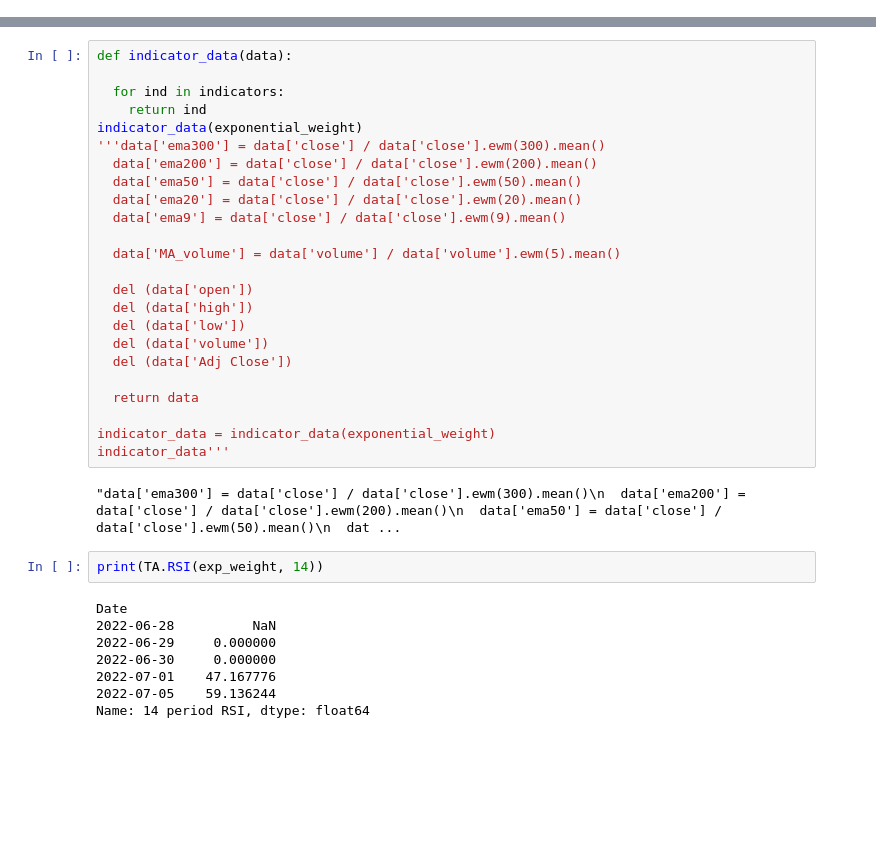
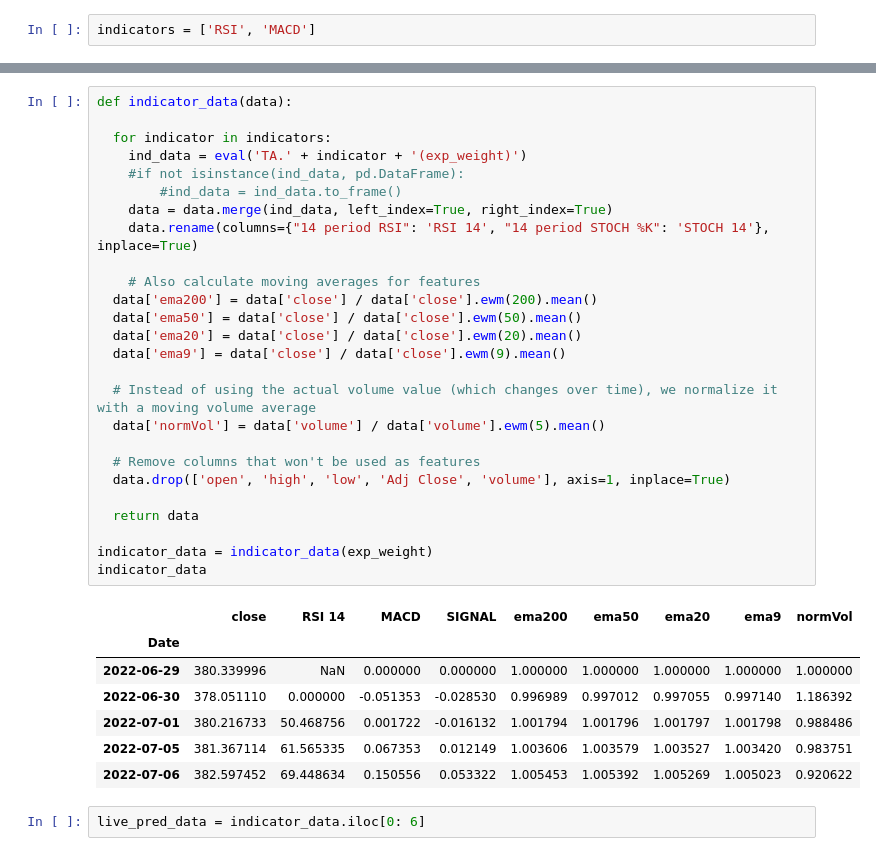
Before and after one commit to rudycav/Digital-Assets-Prediction-Model, a Jupyter notebook: crypto_predict.ipynb, the cells around one changed output, grey strips where cells are left out. Drawn from its saved outputs; the diff is of its cells as text; blank space fills up the shorter version.

```diff
--- a/crypto_predict.ipynb
+++ b/crypto_predict.ipynb
@@ -74,0 +20,2 @@ exp_weight.head()
+# %%
+indicators = ['RSI', 'MACD']
@@ -75,36 +74,36 @@ exp_weight.head()
 # %%
 def indicator_data(data):
 
-  for ind in indicators:
-    return ind
-indicator_data(exponential_weight)
-'''data['ema300'] = data['close'] / data['close'].ewm(300).mean()
+  for indicator in indicators:
+    ind_data = eval('TA.' + indicator + '(exp_weight)')
+    #if not isinstance(ind_data, pd.DataFrame):
+        #ind_data = ind_data.to_frame()
+    data = data.merge(ind_data, left_index=True, right_index=True)
+    data.rename(columns={"14 period RSI": 'RSI 14', "14 period STOCH %K": 'STOCH 14'}, inplace=True)
+
+    # Also calculate moving averages for features
   data['ema200'] = data['close'] / data['close'].ewm(200).mean()
   data['ema50'] = data['close'] / data['close'].ewm(50).mean()
   data['ema20'] = data['close'] / data['close'].ewm(20).mean()
   data['ema9'] = data['close'] / data['close'].ewm(9).mean()
 
-  data['MA_volume'] = data['volume'] / data['volume'].ewm(5).mean()
+  # Instead of using the actual volume value (which changes over time), we normalize it with a moving volume average
+  data['normVol'] = data['volume'] / data['volume'].ewm(5).mean()
 
-  del (data['open'])
-  del (data['high'])
-  del (data['low'])
-  del (data['volume'])
-  del (data['Adj Close'])
+  # Remove columns that won't be used as features
+  data.drop(['open', 'high', 'low', 'Adj Close', 'volume'], axis=1, inplace=True)
 
   return data
 
-indicator_data = indicator_data(exponential_weight)
-indicator_data'''
+indicator_data = indicator_data(exp_weight)
+indicator_data
 # %% [output]
-"data['ema300'] = data['close'] / data['close'].ewm(300).mean()\n  data['ema200'] = data['close'] / data['close'].ewm(200).mean()\n  data['ema50'] = data['close'] / data['close'].ewm(50).mean()\n  dat ...
+|  | close | RSI 14 | MACD | SIGNAL | ema200 | ema50 | ema20 | ema9 | normVol |
+| Date |  |  |  |  |  |  |  |  |  |
+| 2022-06-29 | 380.339996 | NaN | 0.000000 | 0.000000 | 1.000000 | 1.000000 | 1.000000 | 1.000000 | 1.000000 |
+| 2022-06-30 | 378.051110 | 0.000000 | -0.051353 | -0.028530 | 0.996989 | 0.997012 | 0.997055 | 0.997140 | 1.186392 |
+| 2022-07-01 | 380.216733 | 50.468756 | 0.001722 | -0.016132 | 1.001794 | 1.001796 | 1.001797 | 1.001798 | 0.988486 |
+| 2022-07-05 | 381.367114 | 61.565335 | 0.067353 | 0.012149 | 1.003606 | 1.003579 | 1.003527 | 1.003420 | 0.983751 |
+| 2022-07-06 | 382.597452 | 69.448634 | 0.150556 | 0.053322 | 1.005453 | 1.005392 | 1.005269 | 1.005023 | 0.920622 |
-# %%
-print(TA.RSI(exp_weight, 14))
-# %% [output]
-Date
-2022-06-28          NaN
-2022-06-29     0.000000
-2022-06-30     0.000000
-2022-07-01    47.167776
-2022-07-05    59.136244
-Name: 14 period RSI, dtype: float64
+# %%
+live_pred_data = indicator_data.iloc[0: 6]
```
Also changed, not shown: parts of 6 cells of this notebook.
